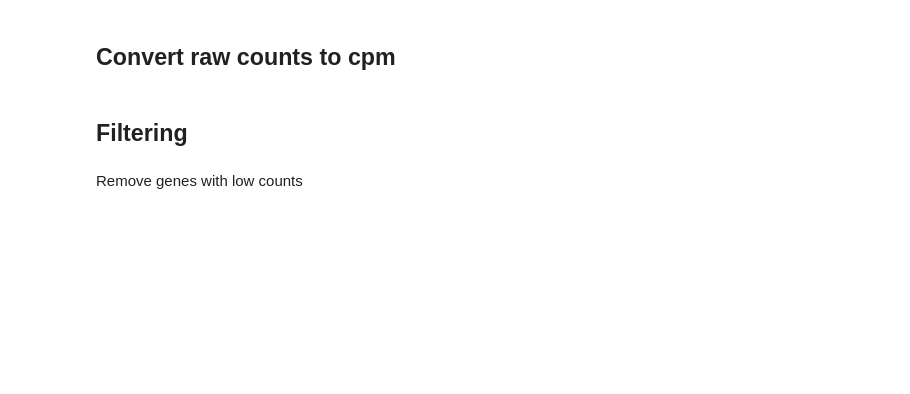
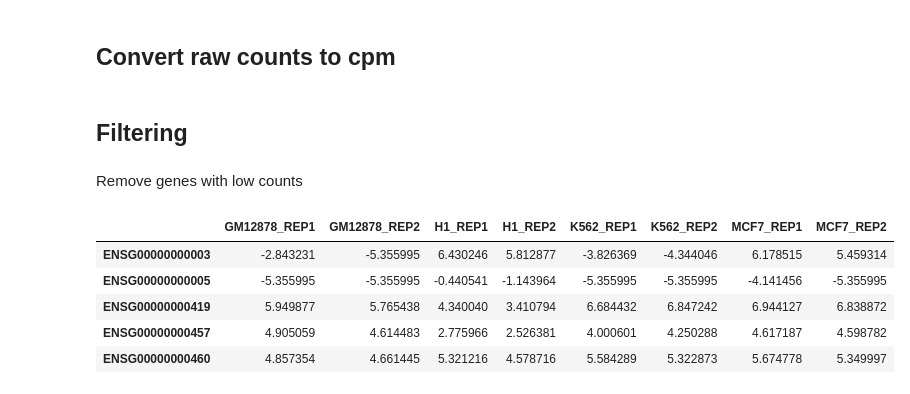
Before and after one commit to smigaz/rnaseq_workflow, a Jupyter notebook: analysis_report.ipynb, the cells around one changed output. Cells and saved outputs as stored; diff of their text form; code cells hidden in the pictures; blank space fills up the shorter version.

```diff
--- a/analysis_report.ipynb
+++ b/analysis_report.ipynb
@@ -179,11 +203,12 @@ counts_filtered = raw_counts[filter_condition]
 # %%
 from plotly.figure_factory import create_distplot
 
 cpm_log = pd.read_csv(path + "salmon/salmon.merged.gene_counts.cpm_log.tsv", sep="\t")
 cpm_log.head()
-cpm_log.drop("gene_name", axis="columns", inplace=True)
-cpm_log_values = cpm_log[:].values
-cpm_log_values = cpm_log_values.reshape(5, 125)
-
-cpm_log_filtered = cpm_log[filter_condition]
-cpm_log_filtered
+# %% [output]
+|  | GM12878_REP1 | GM12878_REP2 | H1_REP1 | H1_REP2 | K562_REP1 | K562_REP2 | MCF7_REP1 | MCF7_REP2 |
+| ENSG00000000003 | -2.843231 | -5.355995 | 6.430246 | 5.812877 | -3.826369 | -4.344046 | 6.178515 | 5.459314 |
+| ENSG00000000005 | -5.355995 | -5.355995 | -0.440541 | -1.143964 | -5.355995 | -5.355995 | -4.141456 | -5.355995 |
+| ENSG00000000419 | 5.949877 | 5.765438 | 4.340040 | 3.410794 | 6.684432 | 6.847242 | 6.944127 | 6.838872 |
+| ENSG00000000457 | 4.905059 | 4.614483 | 2.775966 | 2.526381 | 4.000601 | 4.250288 | 4.617187 | 4.598782 |
+| ENSG00000000460 | 4.857354 | 4.661445 | 5.321216 | 4.578716 | 5.584289 | 5.322873 | 5.674778 | 5.349997 |
```
Also changed, not shown: parts of 10 cells of this notebook, 5 other files.
